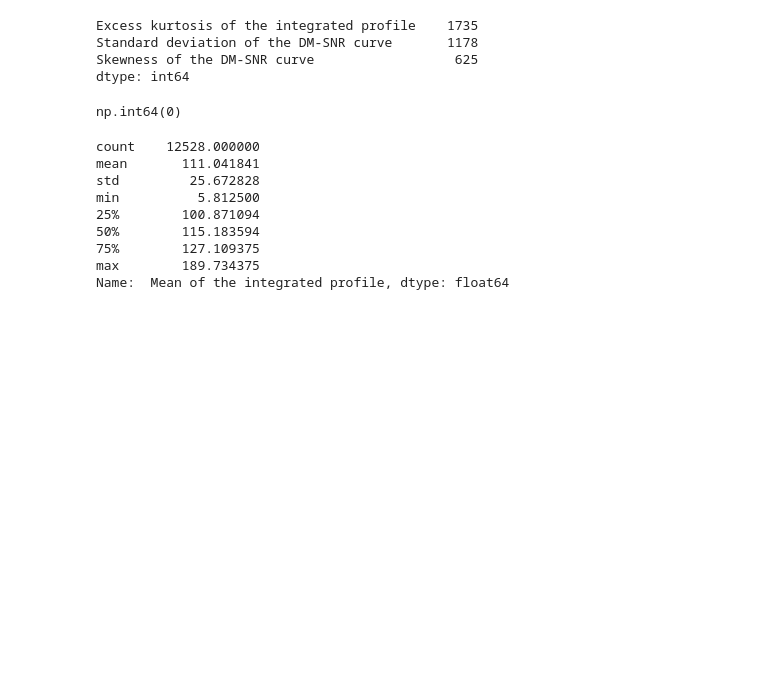
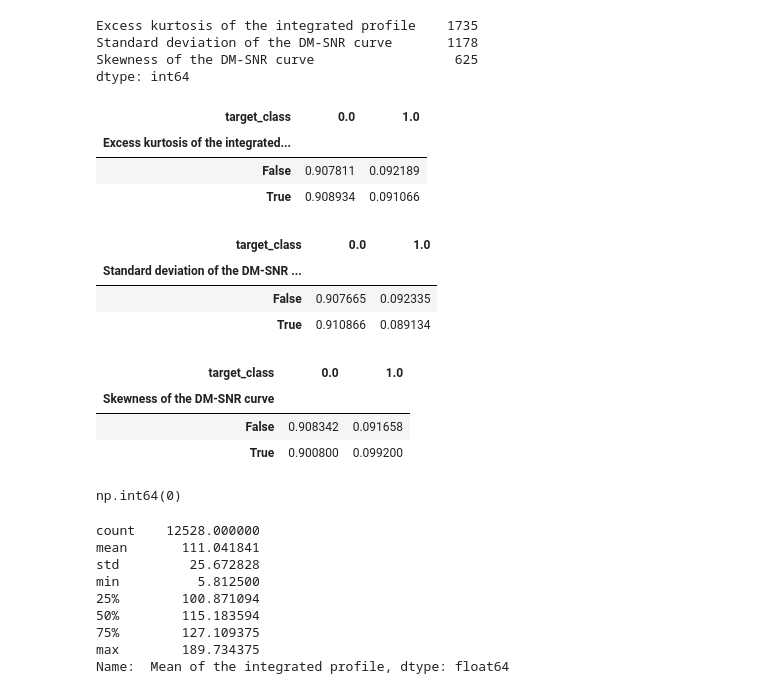
Before and after one commit to Meeran-Dev/pulsar-star-prediction, a Jupyter notebook: notebooks/data_exploration.ipynb, the cells around one changed output. Cells and saved outputs as stored; diff of their text form; code cells hidden in the pictures; blank space fills up the shorter version.

```diff
--- a/notebooks/data_exploration.ipynb
+++ b/notebooks/data_exploration.ipynb
@@ -67,6 +67,39 @@ Excess kurtosis of the integrated profile    1735
 Standard deviation of the DM-SNR curve       1178
 Skewness of the DM-SNR curve                  625
 dtype: int64
+# %%
+pd.crosstab(
+    raw_data[" Excess kurtosis of the integrated profile"].isna(),
+    raw_data["target_class"],
+    normalize="index"
+)
+# %% [output]
+| target_class | 0.0 | 1.0 |
+| Excess kurtosis of the integrated... |  |  |
+| False | 0.907811 | 0.092189 |
+| True | 0.908934 | 0.091066 |
+# %%
+pd.crosstab(
+    raw_data[" Standard deviation of the DM-SNR curve"].isna(),
+    raw_data["target_class"],
+    normalize="index"
+)
+# %% [output]
+| target_class | 0.0 | 1.0 |
+| Standard deviation of the DM-SNR ... |  |  |
+| False | 0.907665 | 0.092335 |
+| True | 0.910866 | 0.089134 |
+# %%
+pd.crosstab(
+    raw_data[" Skewness of the DM-SNR curve"].isna(),
+    raw_data["target_class"],
+    normalize="index"
+)
+# %% [output]
+| target_class | 0.0 | 1.0 |
+| Skewness of the DM-SNR curve |  |  |
+| False | 0.908342 | 0.091658 |
+| True | 0.900800 | 0.099200 |
 # %%
 raw_data.duplicated().sum()
 # %% [output]
```
Also changed, not shown: parts of 1 cell of this notebook, 8 other files.
